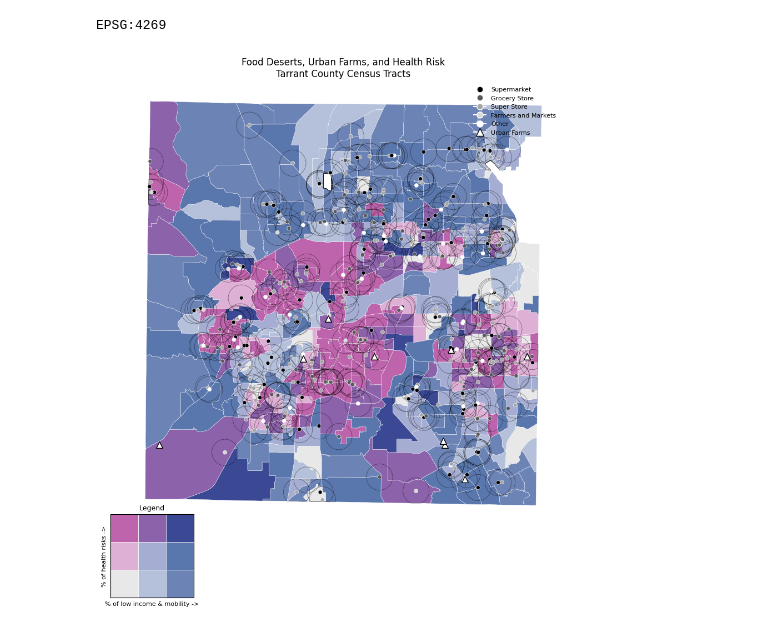
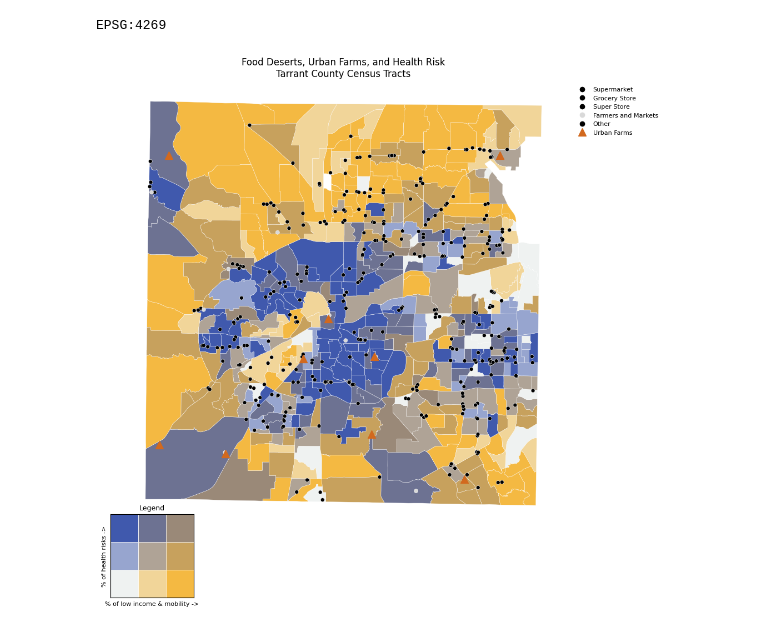
Before and after one commit to sarazarea26/fooddesertproject, a Jupyter notebook: final_urbanfarm_data/combined_mapping.ipynb, the cells around one changed output. Cells and saved outputs as stored; diff of their text form; code cells hidden in the pictures.

```diff
--- a/final_urbanfarm_data/combined_mapping.ipynb
+++ b/final_urbanfarm_data/combined_mapping.ipynb
@@ -64,28 +65,42 @@ choropleth_gdf["x_class"] = choropleth_gdf["income_mobility_pct"].apply(tercile)
 choropleth_gdf["y_class"] = choropleth_gdf["health_pct"].apply(tercile)
 choropleth_gdf["bivar_class"] = choropleth_gdf["x_class"].astype(str) + "-" + choropleth_gdf["y_class"].astype(str)
 
+# # original color scheme
+# color_map = {
+#     "1-1": "#e8e8e8", "2-1": "#b5c0da", "3-1": "#6c83b5",
+#     "1-2": "#dfb0d6", "2-2": "#a5add3", "3-2": "#5a77ad",
+#     "1-3": "#be64ac", "2-3": "#8c62aa", "3-3": "#3b4994",
+# }
+
+# color_map = {
+#     "1-1": "#e8e8e8", "2-1": "#c8b7a6", "3-1": "#b8860b",
+#     "1-2": "#aed1e0", "2-2": "#a89a8c", "3-2": "#9c7a2e",
+#     "1-3": "#5698c4", "2-3": "#6d7a8c", "3-3": "#4d3319",
+# }
+
 color_map = {
-    "1-1": "#e8e8e8", "2-1": "#b5c0da", "3-1": "#6c83b5",
-    "1-2": "#dfb0d6", "2-2": "#a5add3", "3-2": "#5a77ad",
-    "1-3": "#be64ac", "2-3": "#8c62aa", "3-3": "#3b4994",
+    "1-1": "#EFF2F1", "2-1": "#F1D599", "3-1": "#F4B942",
+    "1-2": "#97A5CF", "2-2": "#AFA396", "3-2": "#C7A15D",
+    "1-3": "#4059AD", "2-3": "#6D7292", "3-3": "#9A8978",
 }
+
 choropleth_gdf["fill_color"] = choropleth_gdf["bivar_class"].map(color_map)
 
 # grocery store categorization:
 store_color_map = {
     "Supermarket": "#000000",         # black
-    "Grocery Store": "#595959",       # dark grey
-    "Super Store": "#a6a6a6",         # mid grey
+    "Grocery Store": "#000000",       # dark grey
+    "Super Store": "#000000",         # mid grey
     "Farmers and Markets": "#d9d9d9", # light grey
-    "Other": "#ffffff",               # white
+    "Other": "#000000",               # white
 }
 grocery_gdf["store_color"] = grocery_gdf["Store_Type"].map(store_color_map)
 
 # buffers around grocery store:
-grocery_projected = grocery_gdf.to_crs("EPSG:3083")
-one_mile_m = 1609.34
-grocery_projected["buffer"] = grocery_projected.geometry.buffer(one_mile_m)
-buffers_gdf = gpd.GeoDataFrame(grocery_projected, geometry="buffer", crs="EPSG:3083").to_crs(choropleth_gdf.crs)
+# grocery_projected = grocery_gdf.to_crs("EPSG:3083")
+# one_mile_m = 1609.34
+# grocery_projected["buffer"] = grocery_projected.geometry.buffer(one_mile_m)
+# buffers_gdf = gpd.GeoDataFrame(grocery_projected, geometry="buffer", crs="EPSG:3083").to_crs(choropleth_gdf.crs)
 
 # additional filter to remove points outside the county:
 boundary = unary_union(choropleth_gdf.geometry.buffer(0))
@@ -97,8 +112,8 @@ grocery_gdf = grocery_gdf[grocery_gdf.within(boundary)].copy()
 farms_gdf = farms_gdf[farms_gdf.within(boundary)].copy()
 
 boundary_proj = gpd.GeoSeries([boundary], crs=choropleth_gdf.crs).to_crs("EPSG:3083").iloc[0]
-grocery_projected["buffer"] = grocery_projected["buffer"].intersection(boundary_proj)
-buffers_gdf = gpd.GeoDataFrame(grocery_projected, geometry="buffer", crs="EPSG:3083").to_crs(choropleth_gdf.crs)
+# grocery_projected["buffer"] = grocery_projected["buffer"].intersection(boundary_proj)
+# buffers_gdf = gpd.GeoDataFrame(grocery_projected, geometry="buffer", crs="EPSG:3083").to_crs(choropleth_gdf.crs)
 
 # building the overall figure:
 fig, ax = plt.subplots(figsize=(10, 10))
@@ -106,8 +121,6 @@ fig, ax = plt.subplots(figsize=(10, 10))
 # Layer 1: bivariate choropleth
 choropleth_gdf.plot(color=choropleth_gdf["fill_color"], edgecolor="white", linewidth=0.3, ax=ax, zorder=1)
 
-# Layer 1.5 (NEW): 1-mile buffer outlines
-buffers_gdf.plot(ax=ax, color="none", edgecolor="black", linewidth=0.5, alpha=0.5, zorder=1.5)
 
 # Layer 2: grocery stores (color-coded by store type)
 grocery_gdf.plot(ax=ax, color=grocery_gdf["store_color"], marker="o",
@@ -115,41 +128,64 @@ grocery_gdf.plot(ax=ax, color=grocery_gdf["store_color"], marker="o",
 
 # Layer 3: urban farms
 # White triangle with black outline
-farms_gdf.plot(ax=ax, color="white", marker="^", markersize=70,
-               edgecolor="black", linewidth=1.0, zorder=4)
+farms_gdf.plot(ax=ax, color="#D2691E", marker="^", markersize=100,
+               edgecolor="#D2691E", linewidth=1.0, zorder=4)
 
 ax.set_axis_off()
 ax.set_title(f"Food Deserts, Urban Farms, and Health Risk\n{county.title()} County Census Tracts")
 ax.set_position([0.05, 0.15, 0.9, 0.8])
 
 # Bivariate legend square (unchanged)
 legend_ax = fig.add_axes([0.08, 0.02, 0.15, 0.15])
+
+# # original grid color
+# grid_colors = [
+#     ["#e8e8e8", "#b5c0da", "#6c83b5"],
+#     ["#dfb0d6", "#a5add3", "#5a77ad"],
+#     ["#be64ac", "#8c62aa", "#3b4994"],
+# ]
+
+# colorblind friendly grid color
+
+# grid_colors = [
+#     ["#e8e8e8", "#c8b7a6", "#b8860b"],
+#     ["#aed1e0", "#a89a8c", "#9c7a2e"],
+#     ["#5698c4", "#6d7a8c", "#4d3319"],
+# ]
+
 grid_colors = [
-    ["#e8e8e8", "#b5c0da", "#6c83b5"],
-    ["#dfb0d6", "#a5add3", "#5a77ad"],
-    ["#be64ac", "#8c62aa", "#3b4994"],
+    ["#EFF2F1", "#F1D599", "#F4B942"],
+    ["#97A5CF", "#AFA396", "#C7A15D"],
+    ["#4059AD", "#6D7292", "#9A8978"],
 ]
+
 for row in range(3):
     for col in range(3):
         legend_ax.add_patch(Rectangle((col, row), 1, 1, facecolor=grid_colors[row][col], edgecolor="white", linewidth=0.5))
 legend_ax.set_xlim(0, 3)
 legend_ax.set_ylim(0, 3)
 legend_ax.set_xticks([])
 legend_ax.set_yticks([])
 legend_ax.set_xlabel("% of low income & mobility ->", fontsize=8)
 legend_ax.set_ylabel("% of health risks ->", fontsize=8)
 legend_ax.set_title("Legend", fontsize=9)
 
 # Point legend (NOW includes store types + farm emoji)
 store_legend_elements = [
     Line2D([0], [0], marker='o', color='w', markerfacecolor=color, markersize=8, label=store_type)
     for store_type, color in store_color_map.items()
 ]
-farm_legend_element = [Line2D([0], [0], marker='^', color='w', markerfacecolor='white', markeredgecolor='black', markersize=10, label='Urban Farms')]
+farm_legend_element = [Line2D([0], [0], marker='^', color='w', markerfacecolor='#D2691E', markeredgecolor='#D2691E', markersize=10, label='Urban Farms')]
 
-ax.legend(handles=store_legend_elements + farm_legend_element,loc='upper right', frameon=False, fontsize=8)
+ax.legend(
+    handles=store_legend_elements + farm_legend_element,
+    loc='upper left',
+    bbox_to_anchor=(1.02, 1),  # x=1.02 pushes it just outside the right edge of the axes, y=1 aligns to top
+    frameon=False,
+    fontsize=8
+)
 
 plt.savefig(f"{county}_integrated_map.png", dpi=200, bbox_inches="tight")
 plt.show()
 # %% [output]
-[figure, old version]
+[figure, new version]
```
Also changed, not shown: parts of 4 cells of this notebook, 5 other files.
